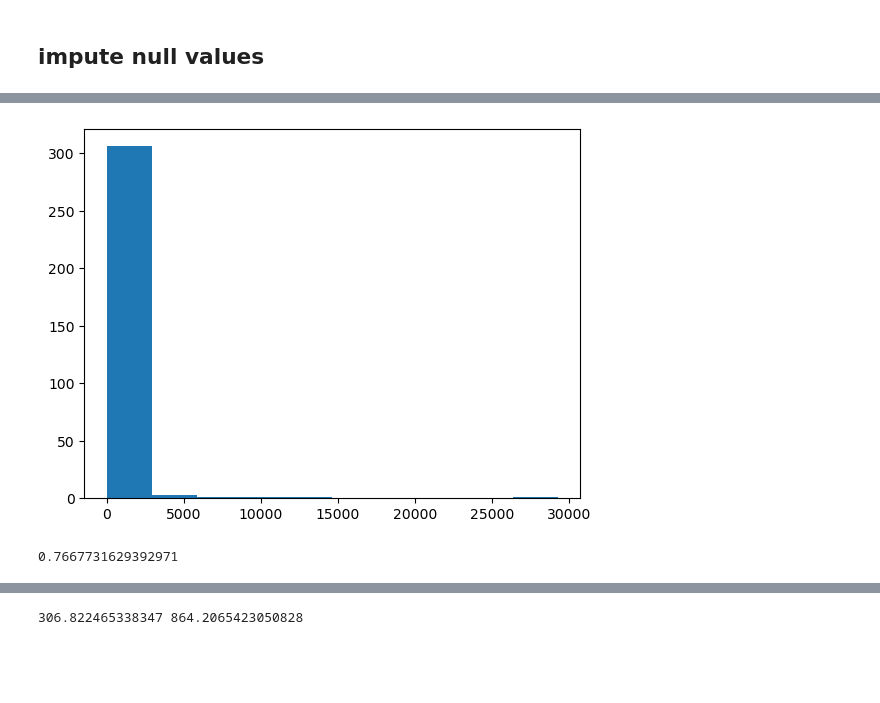
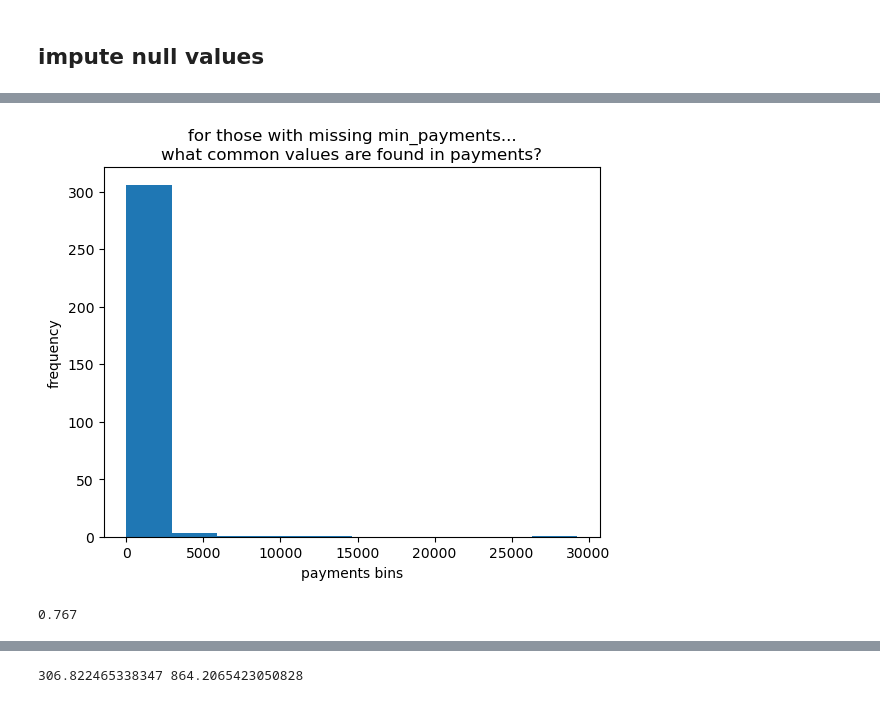
Before and after one commit to project-palooza/unsupervised, a Jupyter notebook: notebooks/cc_general.ipynb, the cells around one changed output, grey strips where cells are left out. Cells and saved outputs as stored; diff of their text form; code cells hidden in the pictures; blank space fills up the shorter version.

```diff
--- a/notebooks/cc_general.ipynb
+++ b/notebooks/cc_general.ipynb
@@ -9,7 +1,11 @@ ValueError: not enough values to unpack (expected 3, got 2)
 # %%
+import numpy as np
 import pandas as pd
-df = pd.read_csv('CC_GENERAL.csv',index_col='CUST_ID')
+import matplotlib.pyplot as plt
+df = pd.read_csv('../CC_GENERAL.csv',index_col='CUST_ID')
 df.head()
+# after verifying CUST_ID is indeed a unique identifier, we set it as our index
+# df['CUST_ID'].nunique() == df.shape[0]
 # %% [output]
 |  | BALANCE | BALANCE_FREQUENCY | PURCHASES | ONEOFF_PURCHASES | INSTALLMENTS_PURCHASES | CASH_ADVANCE | ... |
 | CUST_ID |  |  |  |  |  |  | ... |
@@ -111,11 +86,15 @@ import matplotlib.pyplot as plt
 # %%
 plt.plot()
 plt.hist(df.loc[df['minimum_payments'].isna(),'payments'])
+plt.xlabel("payments bins")
+plt.ylabel("frequency")
+plt.title("for those with missing min_payments...\nwhat common values are found in payments?")
 plt.show()
 # %% [output]
-[figure, old version]
+[figure, new version]
 # %%
+# we think there's a connection between having a missing min payment and a payments of 0
 mask = (df['minimum_payments'].isna()) & (df['payments'] == 0)
-df.loc[mask,:].shape[0]/313
+round(df.loc[mask,:].shape[0]/313,3)
 # %% [output]
-0.7667731629392971
+0.767
```
Also changed, not shown: parts of 89 cells of this notebook.
